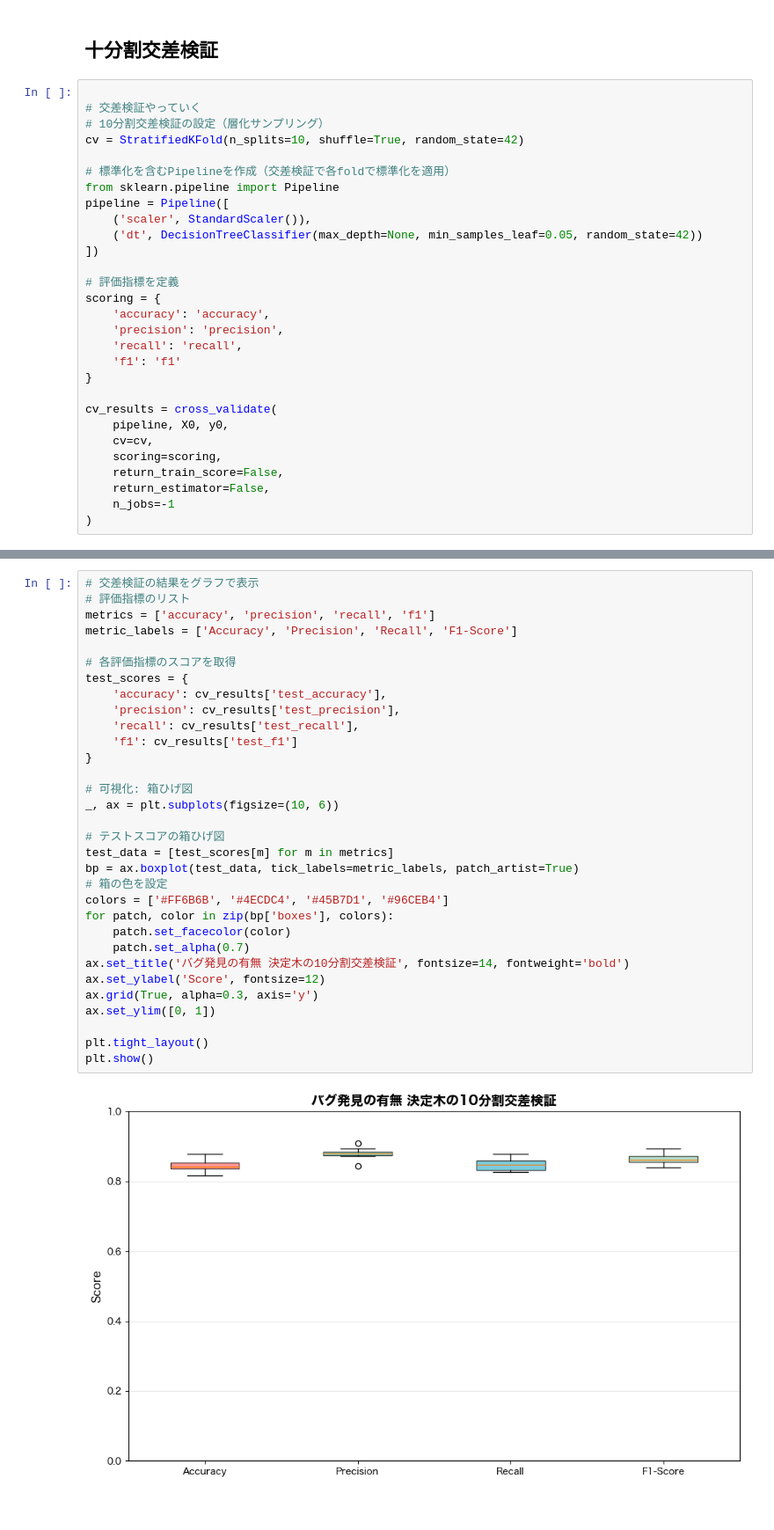
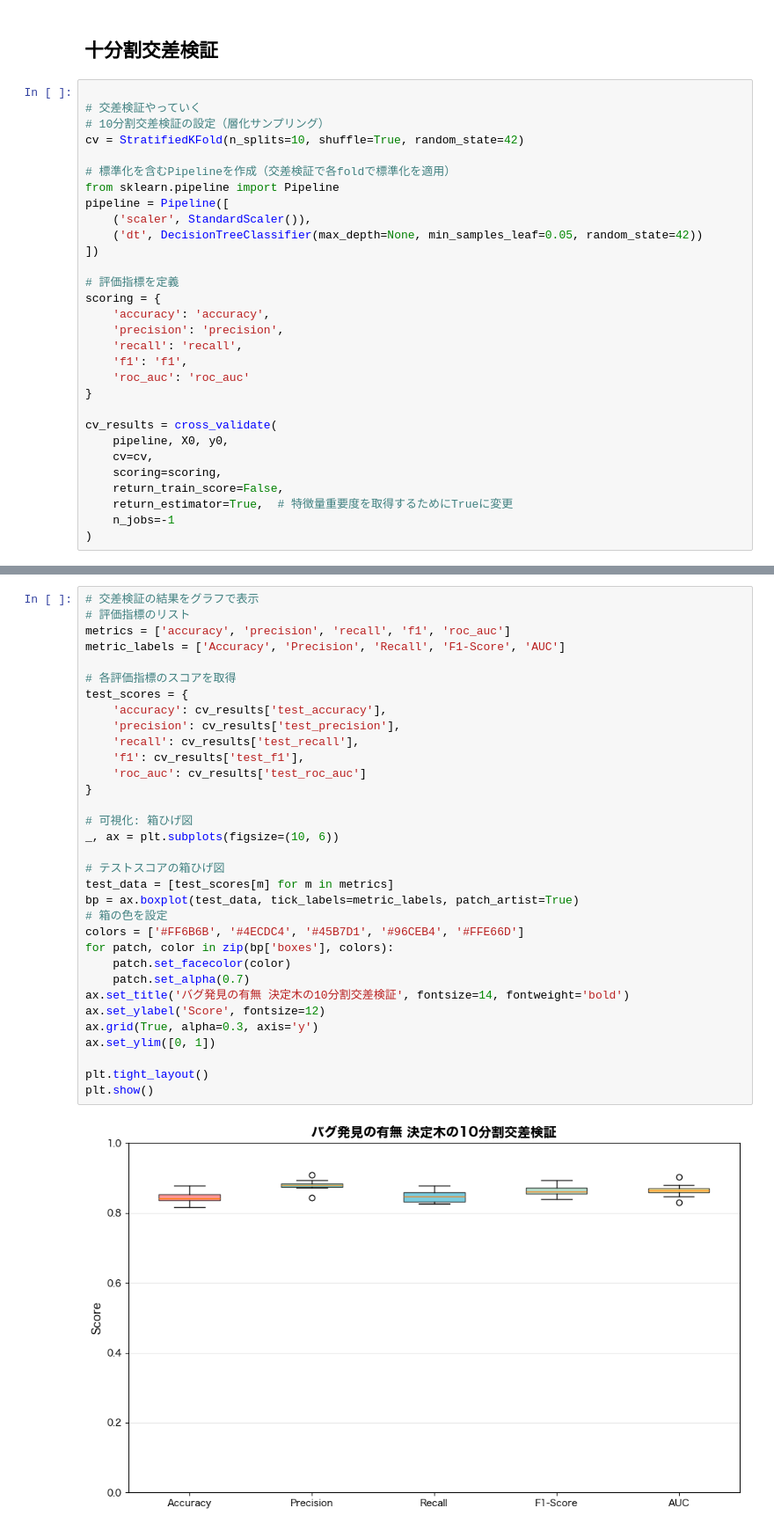
Before and after one commit to umiyuri777/localfuzz_analysis, a Jupyter notebook: tree-different/task0/decision_tree.ipynb, the cells around one changed output, grey strips where cells are left out. Shown at 88% size. Cells and saved outputs as stored; diff of their text form.

Commit message:
feat: Add baseline AUC calculation script for task0 and update evaluation metrics visualization in decision tree, logistic regression, and random forest notebooks across task1 and task2.

```diff
--- a/tree-different/task0/decision_tree.ipynb
+++ b/tree-different/task0/decision_tree.ipynb
@@ -305,7 +381,8 @@ scoring = {
     'accuracy': 'accuracy',
     'precision': 'precision',
     'recall': 'recall',
-    'f1': 'f1'
+    'f1': 'f1',
+    'roc_auc': 'roc_auc'
 }
 
 cv_results = cross_validate(
@@ -313,7 +390,7 @@ cv_results = cross_validate(
     cv=cv,
     scoring=scoring,
     return_train_score=False,
-    return_estimator=False,
+    return_estimator=True,  # 特徴量重要度を取得するためにTrueに変更
     n_jobs=-1
 )
 # %%
@@ -382,34 +542,35 @@ Precision (適合率):
 # %%
 # 交差検証の結果をグラフで表示
 # 評価指標のリスト
-metrics = ['accuracy', 'precision', 'recall', 'f1']
-metric_labels = ['Accuracy', 'Precision', 'Recall', 'F1-Score']
+metrics = ['accuracy', 'precision', 'recall', 'f1', 'roc_auc']
+metric_labels = ['Accuracy', 'Precision', 'Recall', 'F1-Score', 'AUC']
 
 # 各評価指標のスコアを取得
 test_scores = {
     'accuracy': cv_results['test_accuracy'],
     'precision': cv_results['test_precision'],
     'recall': cv_results['test_recall'],
-    'f1': cv_results['test_f1']
+    'f1': cv_results['test_f1'],
+    'roc_auc': cv_results['test_roc_auc']
 }
 
 # 可視化: 箱ひげ図
 _, ax = plt.subplots(figsize=(10, 6))
 
 # テストスコアの箱ひげ図
 test_data = [test_scores[m] for m in metrics]
 bp = ax.boxplot(test_data, tick_labels=metric_labels, patch_artist=True)
 # 箱の色を設定
-colors = ['#FF6B6B', '#4ECDC4', '#45B7D1', '#96CEB4']
+colors = ['#FF6B6B', '#4ECDC4', '#45B7D1', '#96CEB4', '#FFE66D']
 for patch, color in zip(bp['boxes'], colors):
     patch.set_facecolor(color)
     patch.set_alpha(0.7)
 ax.set_title('バグ発見の有無 決定木の10分割交差検証', fontsize=14, fontweight='bold')
 ax.set_ylabel('Score', fontsize=12)
 ax.grid(True, alpha=0.3, axis='y')
 ax.set_ylim([0, 1])
 
 plt.tight_layout()
 plt.show()
 # %% [output]
-[figure, old version]
+[figure, new version]
```
Also changed, not shown: parts of 4 cells of this notebook, 16 other files.
